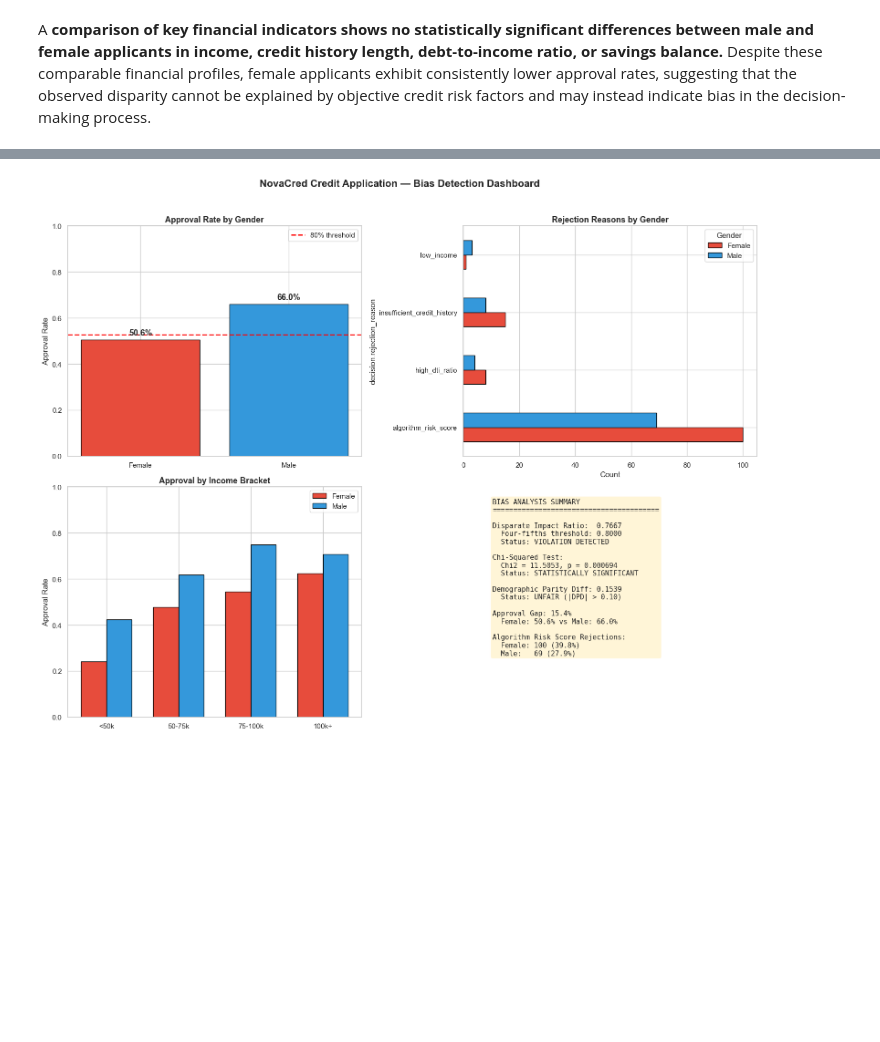
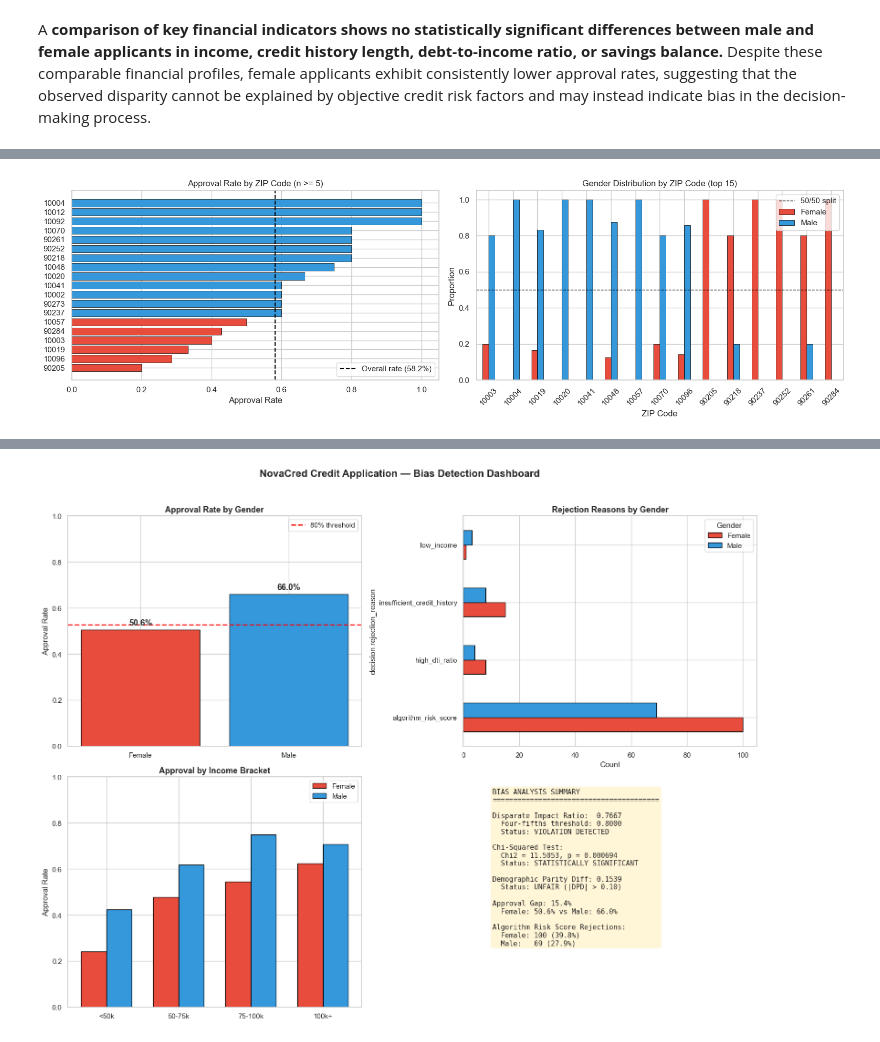
Before and after one commit to dhassunizadeh-ops/dego-project-team-TXC5, a Jupyter notebook: notebooks/02_bias_analysis.ipynb, the cells around one changed output, grey strips where cells are left out. Cells and saved outputs as stored; diff of their text form; code cells hidden in the pictures; blank space fills up the shorter version.

```diff
--- a/notebooks/02_bias_analysis.ipynb
+++ b/notebooks/02_bias_analysis.ipynb
@@ -854,0 +910,42 @@ A **comparison of key financial indicators shows no statistically significant di
+# %%
+# Visualize approval rate by ZIP code (ZIP codes with at least 5 records)
+overall_rate = df_geo['decision.loan_approved'].mean()
+
+fig, axes = plt.subplots(1, 2, figsize=(16, 5))
+
+# --- Plot 1: Approval rate by ZIP code ---
+plot_data = (
+    df_geo.groupby('zip_str')['decision.loan_approved']
+    .agg(['mean', 'count'])
+    .rename(columns={'mean': 'Approval Rate', 'count': 'N'})
+)
+plot_data = plot_data[plot_data['N'] >= 5].sort_values('Approval Rate', ascending=True)
+
+colors = ['#e74c3c' if r < overall_rate else '#3498db' for r in plot_data['Approval Rate']]
+axes[0].barh(plot_data.index, plot_data['Approval Rate'], color=colors, edgecolor='black', linewidth=0.5)
+axes[0].axvline(x=overall_rate, color='black', linestyle='--', linewidth=1.5,
+                label=f'Overall rate ({overall_rate:.1%})')
+axes[0].set_xlabel('Approval Rate')
+axes[0].set_title('Approval Rate by ZIP Code (n >= 5)')
+axes[0].legend()
+
+# --- Plot 2: Gender distribution by ZIP code (top 15 ZIPs) ---
+top_zips = df_geo['zip_str'].value_counts().head(15).index
+gender_zip = pd.crosstab(
+    df_geo[df_geo['zip_str'].isin(top_zips)]['zip_str'],
+    df_geo[df_geo['zip_str'].isin(top_zips)]['applicant_info.gender'],
+    normalize='index'
+)
+gender_zip.plot(kind='bar', ax=axes[1], color=['#e74c3c', '#3498db'],
+                edgecolor='black', linewidth=0.5)
+axes[1].axhline(y=0.5, color='black', linestyle='--', linewidth=1, label='50/50 split')
+axes[1].set_xlabel('ZIP Code')
+axes[1].set_ylabel('Proportion')
+axes[1].set_title('Gender Distribution by ZIP Code (top 15)')
+axes[1].tick_params(axis='x', rotation=45)
+axes[1].legend()
+
+plt.tight_layout()
+plt.show()
+# %% [output]
+[figure, added]
```
Also changed, not shown: parts of 7 cells of this notebook.
